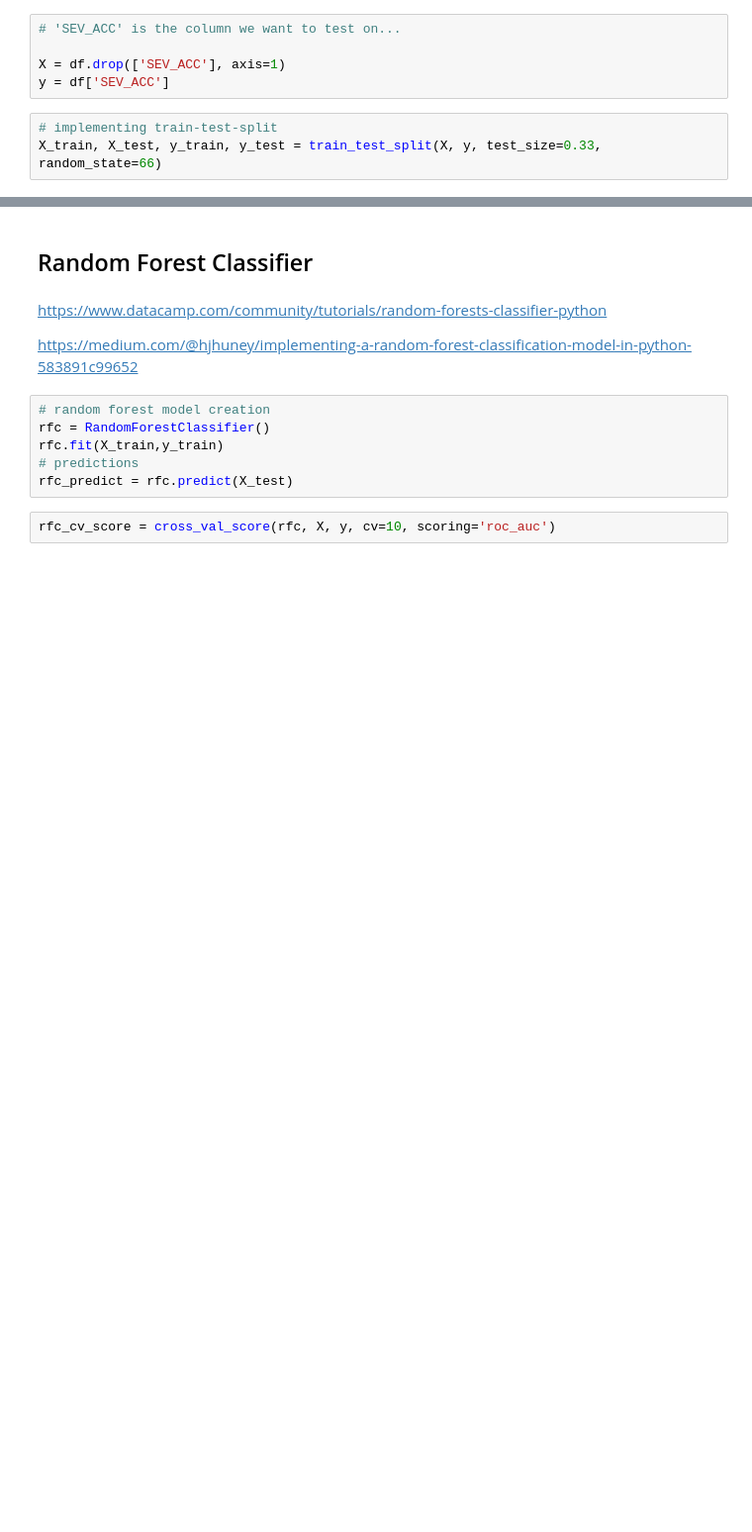
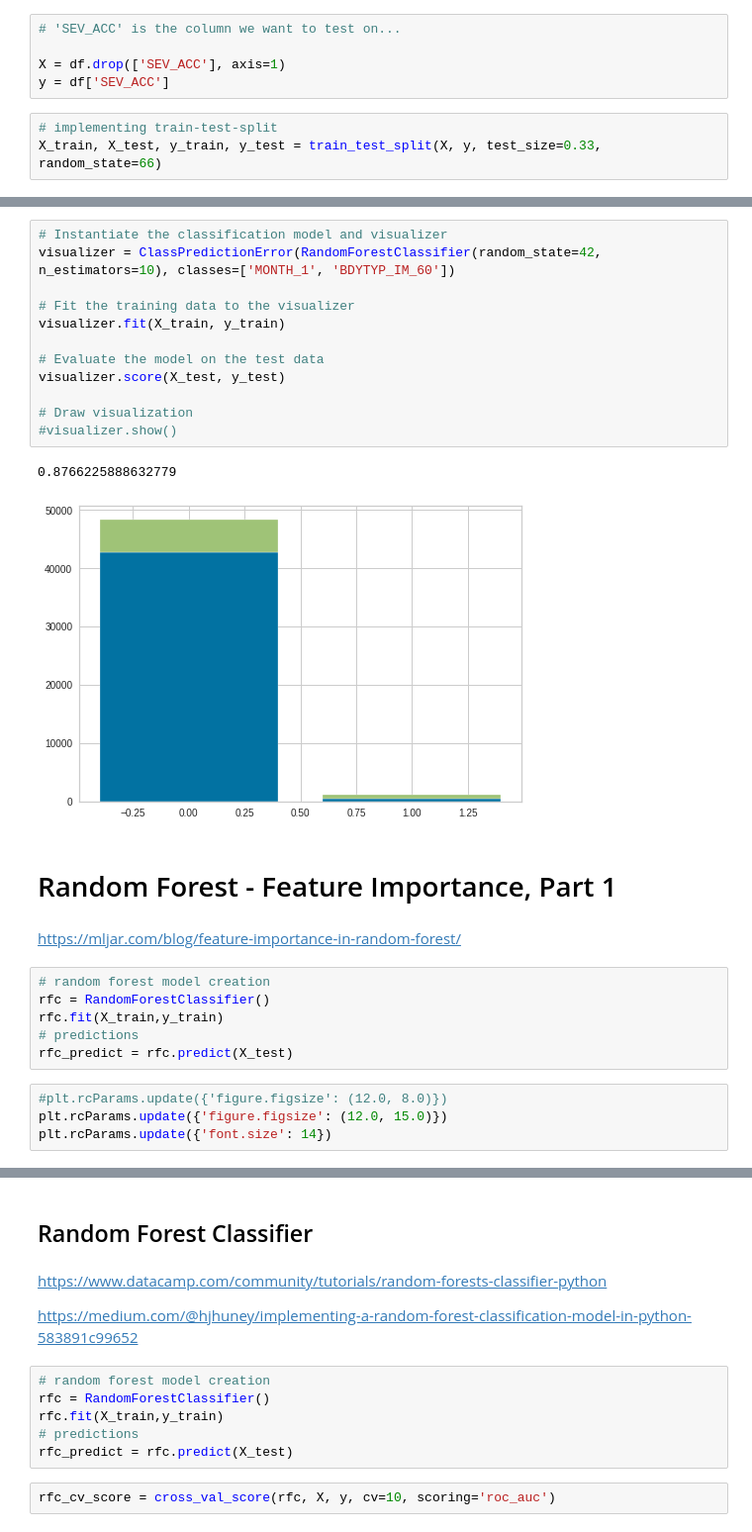
Before and after one commit to jefbags/DS504, a Jupyter notebook: COLAB_Data_Modeling.ipynb, the cells around one changed output, grey strips where cells are left out. Shown at 99% size. Cells and saved outputs as stored; diff of their text form; blank space fills up the shorter version.

```diff
--- a/COLAB_Data_Modeling.ipynb
+++ b/COLAB_Data_Modeling.ipynb
@@ -71,0 +140,29 @@ X_train, X_test, y_train, y_test = train_test_split(X, y, test_size=0.33, random
+# %%
+# Instantiate the classification model and visualizer
+visualizer = ClassPredictionError(RandomForestClassifier(random_state=42, n_estimators=10), classes=['MONTH_1', 'BDYTYP_IM_60'])
+
+# Fit the training data to the visualizer
+visualizer.fit(X_train, y_train)
+
+# Evaluate the model on the test data
+visualizer.score(X_test, y_test)
+
+# Draw visualization
+#visualizer.show()
+# %% [output]
+0.8766225888632779
+[figure, added]
+# %% [markdown]
+# Random Forest - Feature Importance, Part 1
+# %% [markdown]
+https://mljar.com/blog/feature-importance-in-random-forest/
+# %%
+# random forest model creation
+rfc = RandomForestClassifier()
+rfc.fit(X_train,y_train)
+# predictions
+rfc_predict = rfc.predict(X_test)
+# %%
+#plt.rcParams.update({'figure.figsize': (12.0, 8.0)})
+plt.rcParams.update({'figure.figsize': (12.0, 15.0)})
+plt.rcParams.update({'font.size': 14})
```
Also changed, not shown: parts of 117 cells of this notebook.
